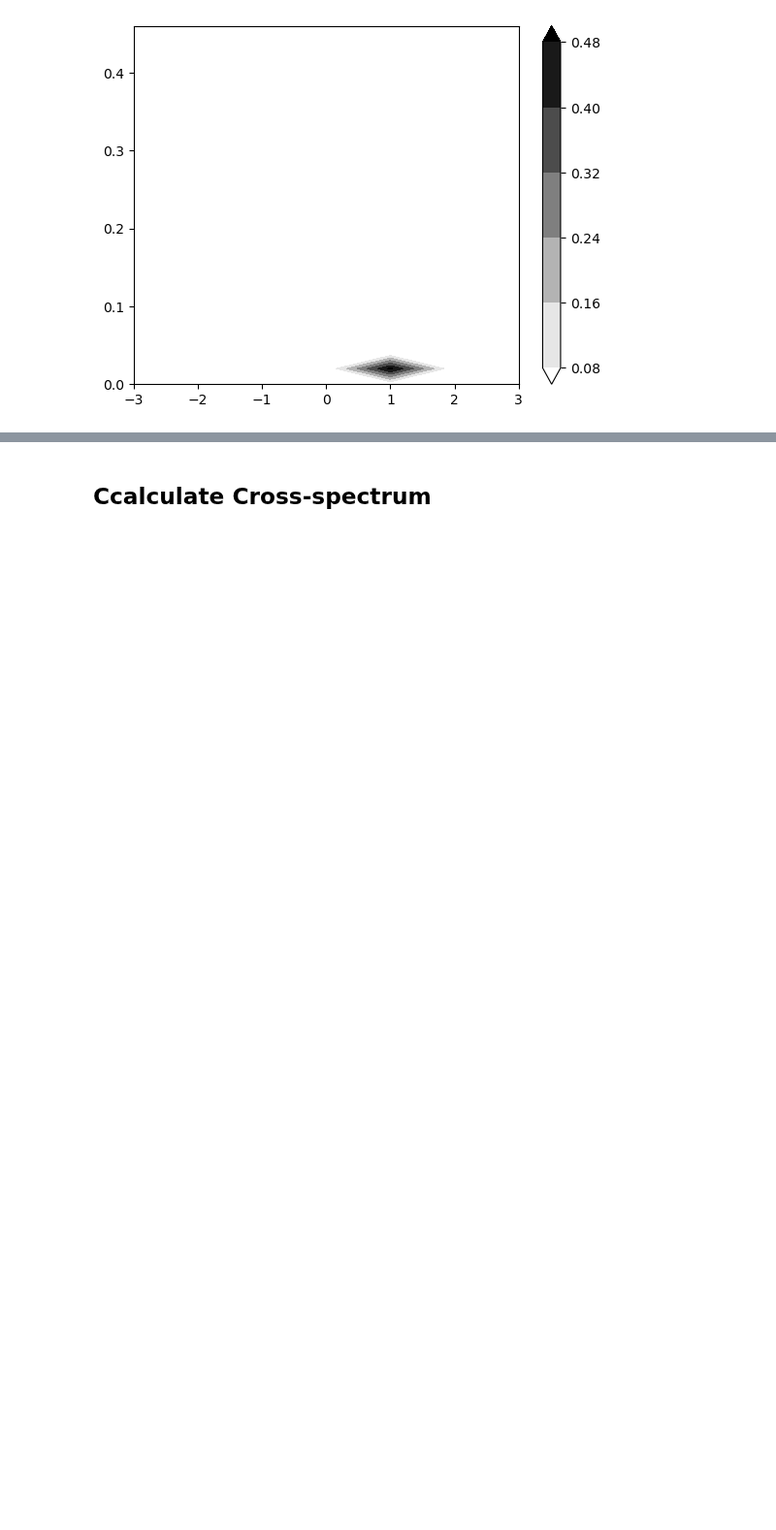
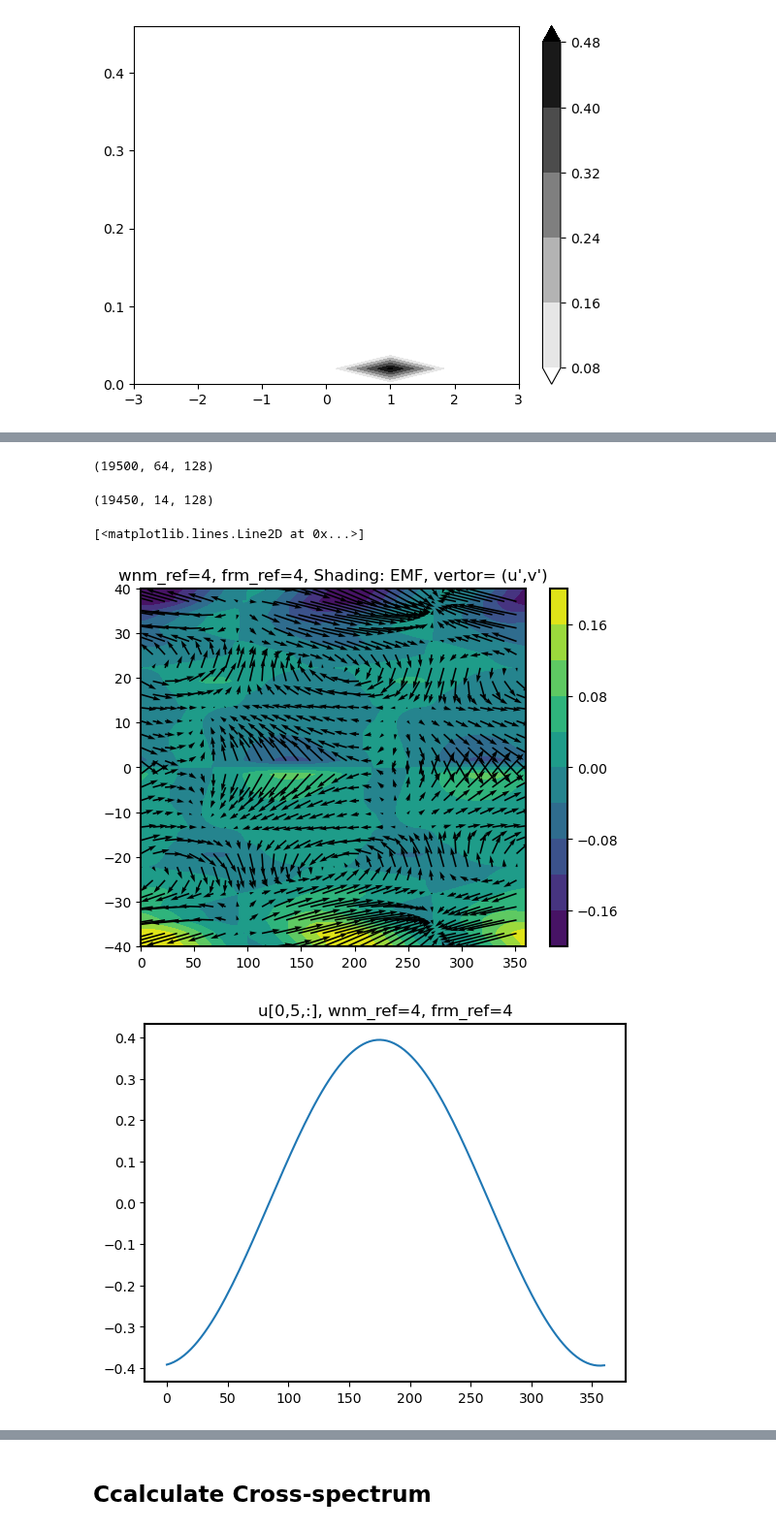
Before and after one commit to PeterChang1023/Moist_Dycore, a Jupyter notebook: IdealizeSpetral.jl/exp/HSt42/Jo_Jo_Dycore_Master_4.ipynb, the cells around one changed output, grey strips where cells are left out. Shown at 97% size. Saved outputs shown, nothing was run; the diff lists cells and outputs as text; code cells hidden in the pictures; blank space fills up the shorter version.

```diff
--- a/IdealizeSpetral.jl/exp/HSt42/Jo_Jo_Dycore_Master_4.ipynb
+++ b/IdealizeSpetral.jl/exp/HSt42/Jo_Jo_Dycore_Master_4.ipynb
@@ -479,0 +575,3 @@ tmp_filter_n.shape
+# %%
+lat              = np.linspace(-90, 90, 64)
+lat_cond         = np.where((lat>=-40)&(lat<=40))[0]
@@ -479,0 +672,40 @@ tmp_filter_n.shape
+# %%
+u_daily.shape
+# %% [output]
+(19500, 64, 128)
+# %%
+prec_tmp_filter_n.shape
+# %% [output]
+(19450, 14, 128)
+# %%
+EMF_s = u_tmp_filter_s * v_tmp_filter_s
+EMF_n = u_tmp_filter_n * v_tmp_filter_n
+# print(EMF_s.shape)
+EMF_global          = np.append(EMF_s[:,::-1], EMF_n, axis=1)
+u_tmp_filter_global = np.append(u_tmp_filter_s[:,::-1], u_tmp_filter_n, axis=1)
+v_tmp_filter_global = np.append(v_tmp_filter_s[:,::-1], v_tmp_filter_n, axis=1)
+
+x = np.linspace(0,360,128)
+y = np.linspace(-40,40,28)
+xx, yy = np.meshgrid(x,y)
+plt.figure()
+idx = 1
+idy = 4
+
+cs=plt.contourf(xx, yy, EMF_global[0], levels=11)
+# plt.quiver(xx[::idx, ::idy], yy[::idx, ::idy], u_normalized, v_normalized,
+#            color="black", scale_units='xy', angles='xy', width=4e-3, scale=250E-3)
+plt.quiver(xx[::idx, ::idy], yy[::idx, ::idy], u_tmp_filter_global[0][::idx, ::idy], v_tmp_filter_global[0][::idx, ::idy]
+           ,color="black", scale_units='xy', angles='xy', width=4e-3, scale=32E-3)
+# cs=plt.contour(np.squeeze(tmp_filter))
+plt.colorbar(cs)
+plt.title("wnm_ref=4, frm_ref=4, Shading: EMF, vertor= (u',v')")
+
+
+plt.figure()
+plt.title("u[0,5,:], wnm_ref=4, frm_ref=4")
+plt.plot(x, u_tmp_filter_global[0,5,:])
+# %% [output]
+[<matplotlib.lines.Line2D at 0x...>]
+[figure, added]
+[figure, added]
```
Also changed, not shown: parts of 22 cells of this notebook.
